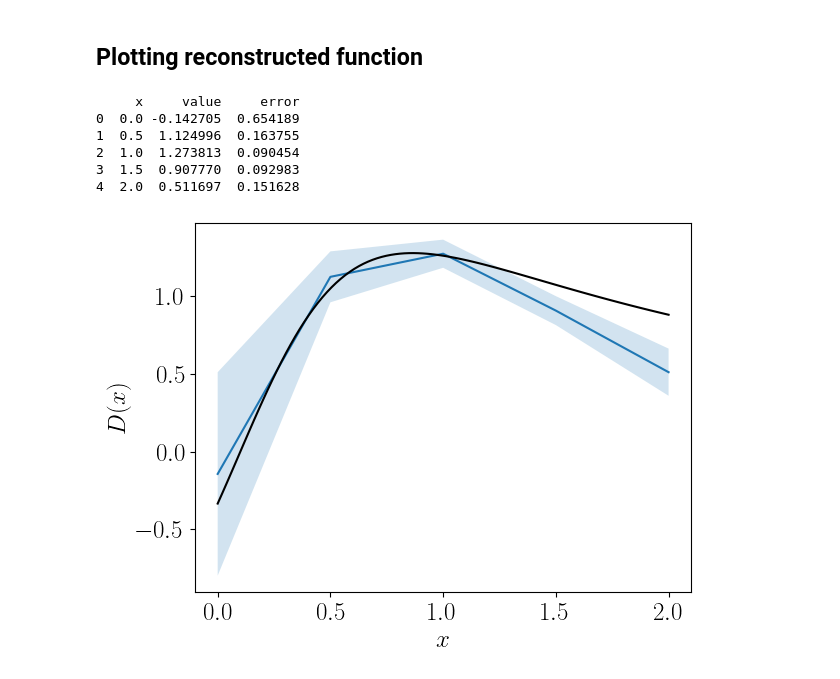
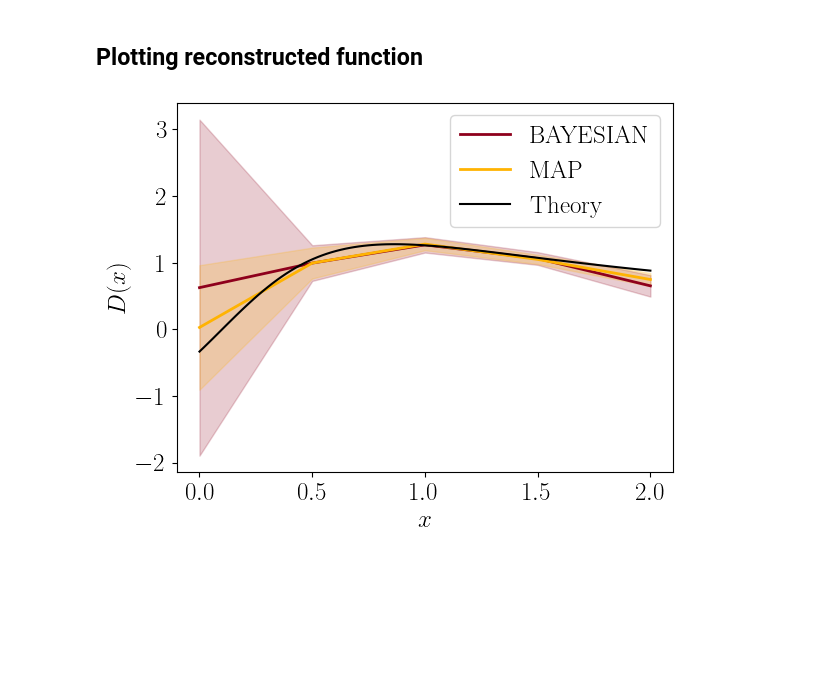
Before and after one commit to matmartinelli/CoRe, a Jupyter notebook: test_reconstruction.ipynb, the cells around one changed output. Saved outputs shown, nothing was run; the diff lists cells and outputs as text; code cells hidden in the pictures; blank space fills up the shorter version.

```diff
--- a/test_reconstruction.ipynb
+++ b/test_reconstruction.ipynb
@@ -132,11 +143,13 @@ for ind,deriv in enumerate(possible_derivatives):
         j = 1
         label = r'd$^2$'+y_label+'/d'+x_label+r'$^2$'
 
-    axes[i,j].fill_between(x_recon,means[deriv]+means[deriv+'_err'],means[deriv]-means[deriv+'_err'],alpha=0.2)
+    for method in methods:
+        df = allmeans[allmeans['Method']==method]
+        axes[i,j].fill_between(x_recon,df[deriv]+df[deriv+'_err'],df[deriv]-df[deriv+'_err'],alpha=0.2)
     if ind == 0:
-        sb.lineplot(means,x='x',y=deriv,ax=axes[i,j])
+        sb.lineplot(allmeans,x='x',y=deriv,ax=axes[i,j],hue='Method')
     else:
-        sb.lineplot(means,x='x',y=deriv,ax=axes[i,j],legend=0)
+        sb.lineplot(allmeans,x='x',y=deriv,ax=axes[i,j],hue='Method',legend=0)
     if theory_model != None:
         axes[i,j].plot(xplot,theory_model(xplot)[deriv],color='black')
     if deriv == 'f':
@@ -149,6 +162,8 @@ for ind,deriv in enumerate(possible_derivatives):
 # 3) Obtain derived function
 
 $$D(x)=f'(x)/f(x)$$
+# %%
+needed = ['f','d1']
 # %%
 from tools.samplers_interface import SamplersInterface
 
@@ -204,7 +235,14 @@ def likelihood(param_dict):
 # %% [markdown]
 ## Run reconstruction
 # %%
-sample = sampler.run(parameters,likelihood,derived=derived)
+results = {}
+for ind,method in enumerate(methods):
+
+    df = allmeans[allmeans['Method']==method].reset_index(drop=True)
+    joint_cov = covmats[ind]
+
+    results[method] = {'sample': run_case(df,joint_cov),
+                       'color': colors[ind]}
 # %% [output]
 Loaded prior into Nautilus with dimension 10
 Prior keys:  ['f_0', 'f_1', 'f_2', 'f_3', 'f_4', 'd1_0', 'd1_1', 'd1_2', 'd1_3', 'd1_4']
@@ -242,26 +289,23 @@ g.fig.align_xlabels();
 # %% [markdown]
 ## Plotting reconstructed function
 # %%
-reconstruction = pd.DataFrame({'x': x_recon})
-reconstruction['value'] = sample.getMeans()[2*N_recon:]
-reconstruction['error'] = np.sqrt(sample.getVars()[2*N_recon:])
-print(reconstruction)
+for method in methods:
+    sample = results[method]['sample']
+    results[method]['reconstruction'] = pd.DataFrame({'x': x_recon})
+    results[method]['reconstruction']['value'] = sample.getMeans()[2*N_recon:]
+    results[method]['reconstruction']['error'] = np.sqrt(sample.getVars()[2*N_recon:])
-# %% [output]
-     x     value     error
-0  0.0 -0.142705  0.654189
-1  0.5  1.124996  0.163755
-2  1.0  1.273813  0.090454
-3  1.5  0.907770  0.092983
-4  2.0  0.511697  0.151628
 # %%
 xplot = np.linspace(xmin,xmax,100)
 
 plt.figure()
-plt.fill_between(reconstruction['x'],reconstruction['value']+reconstruction['error'],
-                 reconstruction['value']-reconstruction['error'],alpha=0.2)
-sb.lineplot(reconstruction,x='x',y='value')
-plt.plot(xplot,theory_model(xplot)['d1']/theory_model(xplot)['f'],color='black')
+for method in methods:
+    reconstruction = results[method]['reconstruction']
+    plt.fill_between(reconstruction['x'],reconstruction['value']+reconstruction['error'],
+                     reconstruction['value']-reconstruction['error'],alpha=0.2,color=results[method]['color'])
+    plt.plot(reconstruction['x'],reconstruction['value'],lw=2,color=results[method]['color'],label=method)
+plt.plot(xplot,theory_model(xplot)['d1']/theory_model(xplot)['f'],color='black',label='Theory')
 plt.xlabel(x_label)
-plt.ylabel(r'$D(x)$');
+plt.ylabel(r'$D(x)$')
+plt.legend(loc='best');
 # %% [output]
-[figure, old version]
+[figure, new version]
```
Also changed, not shown: parts of 12 cells of this notebook, 2 other files.
